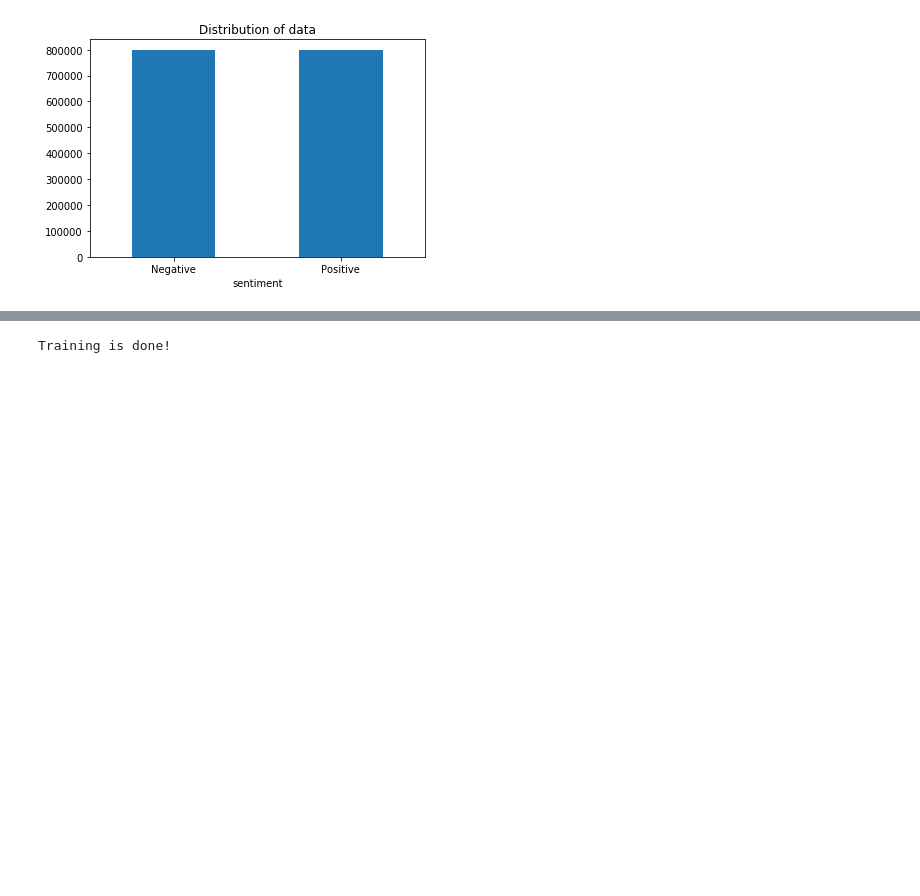
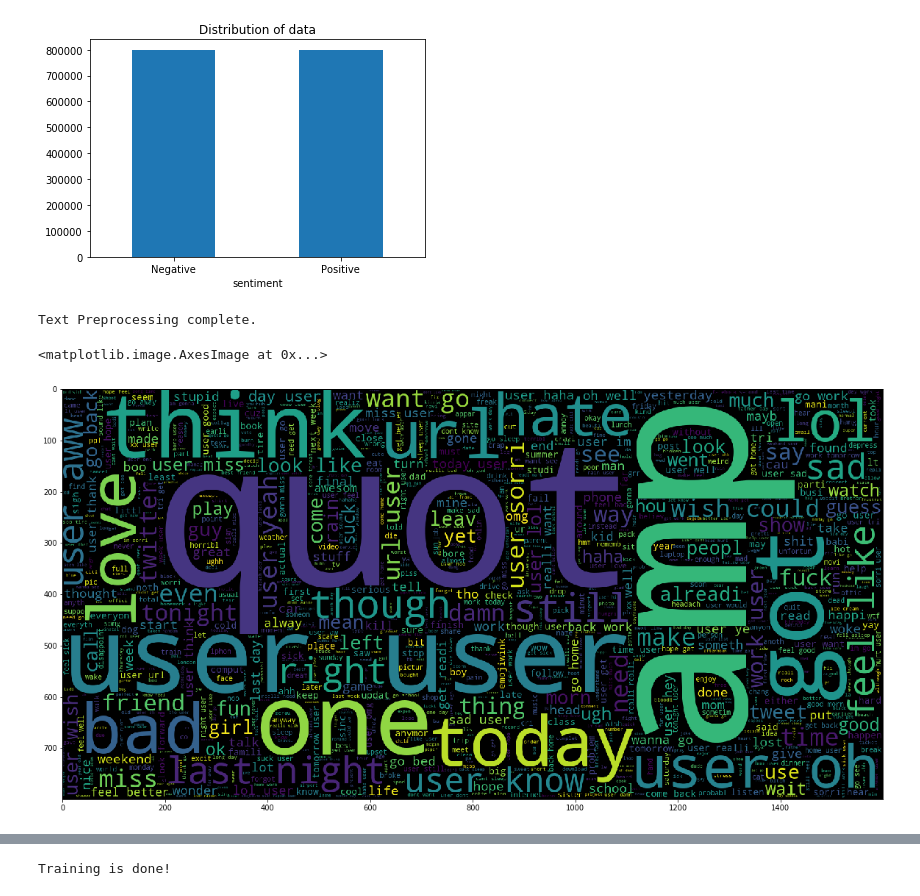
Before and after one commit to AyoubGrm/SparkSentimentAnalysis, a Jupyter notebook: SentimentAnalysis.ipynb, the cells around one changed output, grey strips where cells are left out. Saved outputs shown, nothing was run; the diff lists cells and outputs as text; code cells hidden in the pictures; blank space fills up the shorter version.

```diff
--- a/SentimentAnalysis.ipynb
+++ b/SentimentAnalysis.ipynb
@@ -5,21 +5,26 @@ findspark.init('/home/ayoubgrm/spark')
 from pyspark.sql import SparkSession, functions as F
 from pyspark.sql.types import *
 from pyspark.sql.functions import *
-from pyspark.ml.classification import LogisticRegression
-from pyspark.ml.feature import HashingTF, Tokenizer, StopWordsRemover
+from pyspark.ml.classification import LogisticRegression, NaiveBayes
+from pyspark.ml.feature import HashingTF, Tokenizer, StopWordsRemover, Word2Vec
 from pyspark.sql.functions import monotonically_increasing_id
+
+# nltk
+import nltk
+nltk.download('stopwords')
+nltk.download('wordnet')
+from nltk.corpus import stopwords
+from nltk.stem import WordNetLemmatizer, SnowballStemmer
 
 # utilities
 import re
-import pickle
 import numpy as np
 import pandas as pd
 
 # plotting
-import seaborn as sns
 from wordcloud import WordCloud
 import matplotlib.pyplot as plt
 
 #create Spark session
-appName = "Sentiment Analysis in Spark1"
+appName = "Sentiment Analysis in Spark"
 spark = SparkSession.builder.appName(appName).config("spark.some.config.option", "some-value").getOrCreate()
@@ -33,6 +44,6 @@ schema = StructType([
          StructField('user', StringType()),
          StructField('text', StringType())
          ])
-tweets_csv = spark.read.csv('/dataset/senti140.csv', schema=schema).orderBy('user')
+tweets_csv = spark.read.csv('/root/dataset.csv', schema=schema)
 tweets_csv.show(truncate=False, n=3)
 # %% [output]
@@ -75,9 +86,15 @@ emojis = {':)': 'smile', ':-)': 'smile', ';d': 'wink', ':-E': 'vampire', '>-)':
           '<(-_-)>': 'robot', 'd[-_-]b': 'dj', '~:0': 'baby', '-@--@-': 'eyeglass',
           ":'-)": 'sadsmile', '{:-)': 'smile', ';)': 'wink', ';-)': 'wink',
           'O:-)': 'angel','O*-)': 'angel','(:-D': 'gossip', '=^.^=': 'cat'}
+## Defining set containing all stopwords in english.
+stopwordlist = set(stopwords.words('english'))
 # %%
 def preprocess(textdata):
     processedText = []
+
+    # Create Lemmatizer and Stemmer.
+    wordLemm = WordNetLemmatizer()
+    snowStem = SnowballStemmer("english")
 
     # Defining regex patterns.
     urlPattern        = r"((http://)[^ ]*|(https://)[^ ]*|( www\.)[^ ]*)"
@@ -100,5 +117,31 @@ def preprocess(textdata):
         tweet = re.sub(alphaPattern, " ", tweet)
         # Replace 3 or more consecutive letters by 2 letter.
         tweet = re.sub(sequencePattern, seqReplacePattern, tweet)
-        processedText.append(tweet)
+
+        tweetwords = ''
+        for word in tweet.split():
+            # Checking if the word is a stopword.
+            if word not in stopwordlist:
+                if len(word)>1:
+                    # Lemmatizing the word.
+                    word = wordLemm.lemmatize(word)
+                    # Stemming the word.
+                    word = snowStem.stem(word)
+                    tweetwords += (word+' ')
+
+        processedText.append(tweetwords)
+
     return processedText
+# %%
+processedtext = preprocess(text)
+print('Text Preprocessing complete.')
+# %% [output]
+Text Preprocessing complete.
+# %%
+data_neg = processedtext[:800000]
+plt.figure(figsize = (20,20))
+wc = WordCloud(max_words = 1000 , width = 1600 , height = 800).generate(" ".join(data_neg))
+plt.imshow(wc)
+# %% [output]
+<matplotlib.image.AxesImage at 0x...>
+[figure, added]
```
Also changed, not shown: parts of 13 cells of this notebook.
